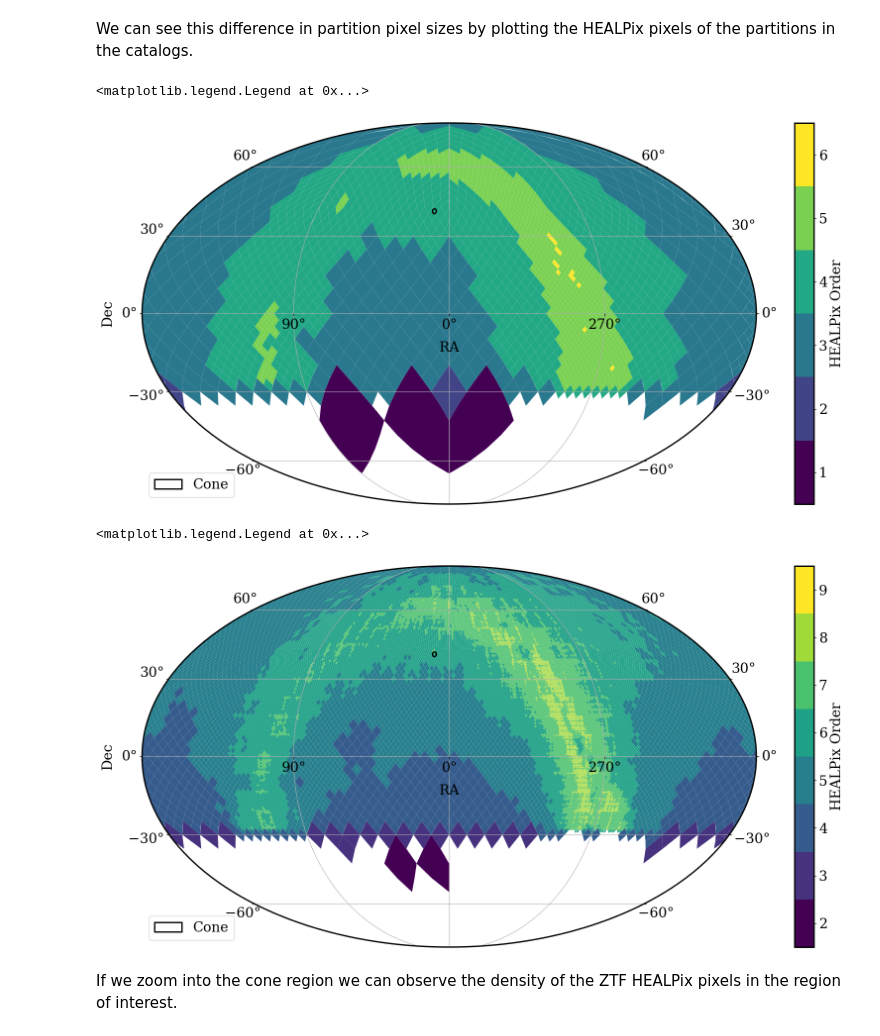
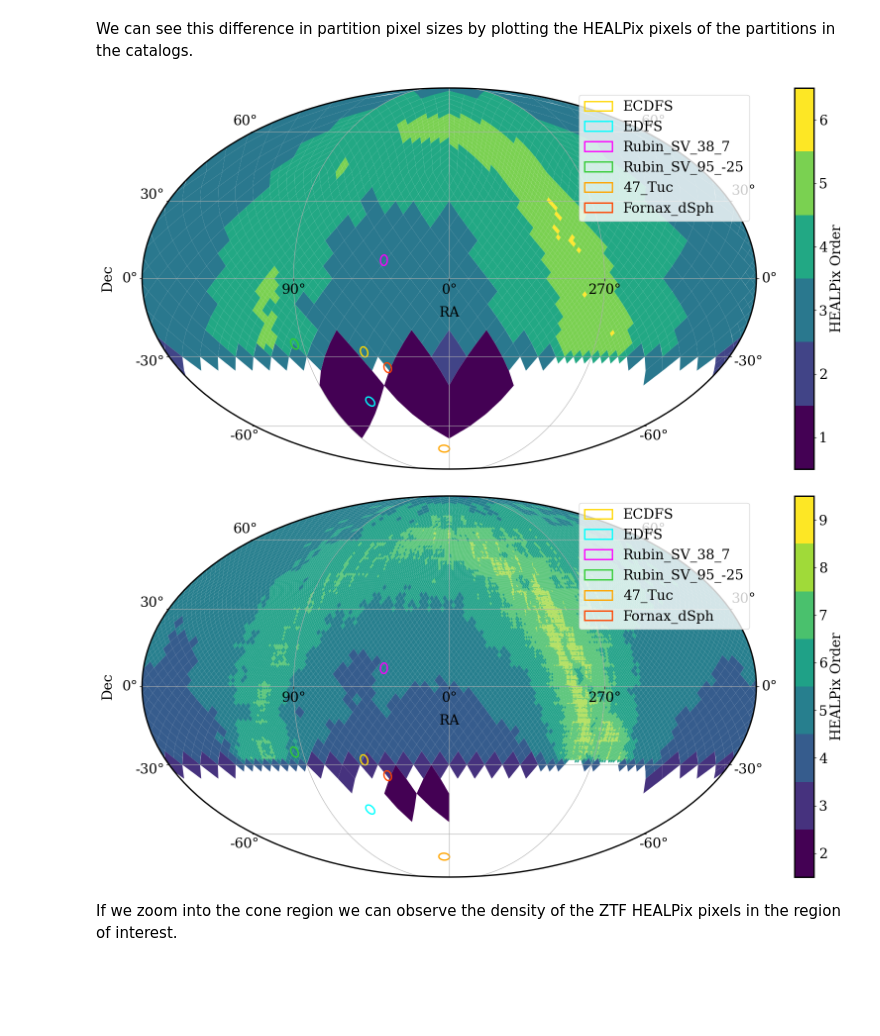
Before and after one commit to lincc-frameworks/midpoint-review, a Jupyter notebook: docs/notebooks/lsdb/Notebook_LSDB_HATS.ipynb, the cells around one changed output. Cells and saved outputs as stored; diff of their text form; code cells hidden in the pictures; blank space fills up the shorter version.

Commit message:
transfering to SV field

```diff
--- a/docs/notebooks/lsdb/Notebook_LSDB_HATS.ipynb
+++ b/docs/notebooks/lsdb/Notebook_LSDB_HATS.ipynb
@@ -84,7 +86,7 @@ Dask is running at: http://127.0.0.1:8787/status
 We have numerous public catalogs available through [`data.lsdb.io`](https://data.lsdb.io).
 # %%
 catalogs_dir = UPath("https://data.lsdb.io/hats")
-
+catalogs_dir = UPath('/data3/epyc/data3/hats/catalogs')
 # Gaia
 gaia_path = catalogs_dir / "gaia_dr3" / "gaia"
 
@@ -222,26 +227,64 @@ center = SkyCoord(ra=10 * u.deg, dec=40 * u.deg, frame="icrs")
 # Define the field of view extent
 # For example, using a radius of 1 degree
 fov_radius = Angle(1, unit=u.deg)
+# %%
+# Define the six fields with RA and Dec coordinates
+fields = {
+    "ECDFS": (53.13, -28.10),  # Extended Chandra Deep Field South
+    "EDFS": (59.10, -48.73),  # Euclid Deep Field South
+    "Rubin_SV_38_7": (37.86, 6.98),  # Low Ecliptic Latitude Field
+    "Rubin_SV_95_-25": (95.00, -25.00),  # Low Galactic Latitude Field
+    "47_Tuc": (6.02, -72.08),  # 47 Tuc Globular Cluster
+    "Fornax_dSph": (40.00, -34.45)  # Fornax Dwarf Spheroidal Galaxy
+}
+
+# Define a 1-degree (3600 arcseconds) search radius
+radius_arcsec = 2 * 3600  # Convert 1 degree to arcseconds
+
+# Create six cone searches
+cones = {name: ConeSearch(ra=ra, dec=dec, radius_arcsec=radius_arcsec) for name, (ra, dec) in fields.items()}
 # %% [markdown]
 We can see this difference in partition pixel sizes by plotting the HEALPix pixels of the partitions in the catalogs.
 # %%
-# Plot the pixel density map for ZTF object
+# Define six distinct colors for the six fields
+colors = ["#FFD700", "#00FFFF", "#FF00FF", "#32CD32", "#FFA500", "#FF4500"]
+
+# Create the figure
 fig = plt.figure(figsize=(20, 10))
+
+# Plot the pixel density map for the ZTF object
 _, ax = ztf_object.plot_pixels(fig=fig)
-cone_search.plot(edgecolor="black", facecolor="none", label="Cone", linewidth=2)
-plt.legend(loc="lower left")
+
+# Loop through all six fields and plot them with different colors
+for (name, cone), color in zip(cones.items(), colors):
+    cone.plot(edgecolor=color, facecolor="none", label=name, linewidth=2)
+
+# Add a legend to distinguish the different fields (positioned in the upper right)
+plt.legend(loc="upper right")
+
+# Show the plot
+plt.show()
 # %% [output]
-<matplotlib.legend.Legend at 0x...>
-[figure, old version]
+[figure, new version]
 # %%
 # Plot the pixel density map for ZTF sources
+# Create the figure
 fig2 = plt.figure(figsize=(20, 10))
+
+# Plot the pixel density map for the ZTF object
 _, ax = ztf_source.plot_pixels(fig=fig2)
-cone_search.plot(edgecolor="black", facecolor="none", label="Cone", linewidth=2)
-plt.legend(loc="lower left")
+
+# Loop through all six fields and plot them with different colors
+for (name, cone), color in zip(cones.items(), colors):
+    cone.plot(edgecolor=color, facecolor="none", label=name, linewidth=2)
+
+# Add a legend to distinguish the different fields (positioned in the upper right)
+plt.legend(loc="upper right")
+
+# Show the plot
+plt.show()
 # %% [output]
-<matplotlib.legend.Legend at 0x...>
-[figure, old version]
+[figure, new version]
 # %% [markdown]
 If we zoom into the cone region we can observe the density of the ZTF HEALPix pixels in the region of interest.
 # %%
```
Also changed, not shown: parts of 18 cells of this notebook.
